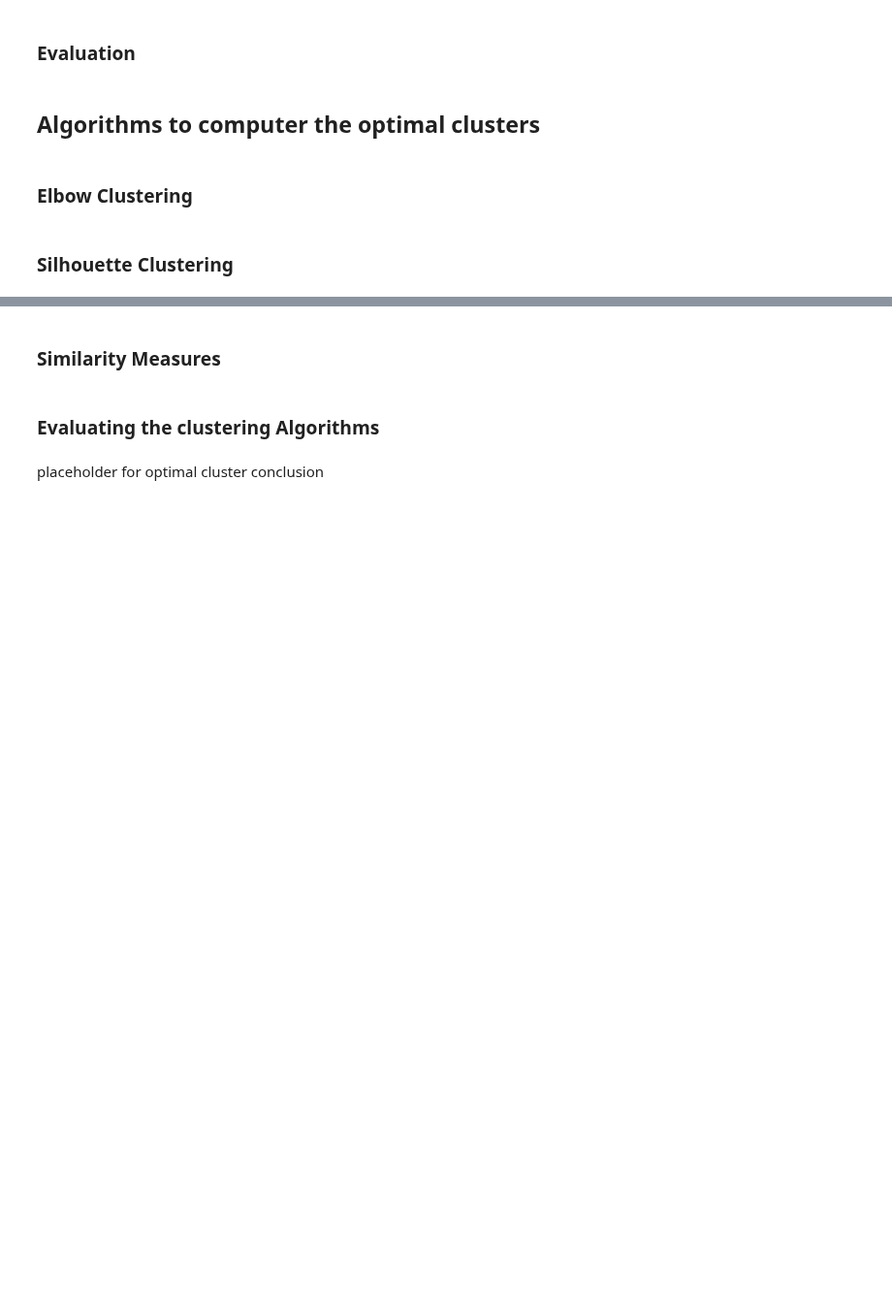
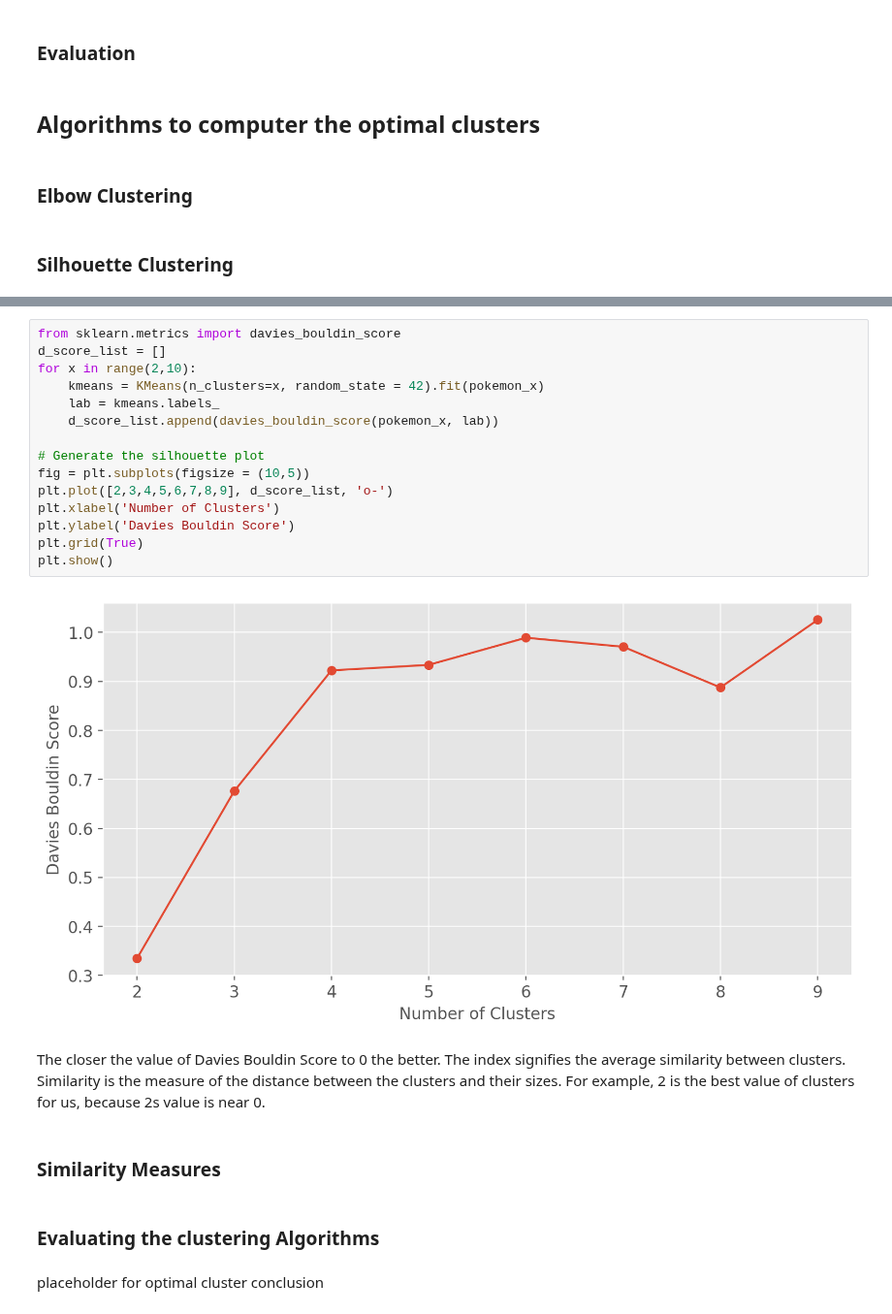
Before and after one commit to AAMAB/F21DL, a Jupyter notebook: Group17 DMML.ipynb, the cells around one changed output, grey strips where cells are left out. Shown at 97% size. Cells and saved outputs as stored; diff of their text form; blank space fills up the shorter version.

```diff
--- a/Group17 DMML.ipynb
+++ b/Group17 DMML.ipynb
@@ -1348,3 +1357,22 @@ A silhouette score of 0.47 means some of the clusters are very close to one anot
+# %%
+from sklearn.metrics import davies_bouldin_score
+d_score_list = []
+for x in range(2,10):
+    kmeans = KMeans(n_clusters=x, random_state = 42).fit(pokemon_x)
+    lab = kmeans.labels_
+    d_score_list.append(davies_bouldin_score(pokemon_x, lab))
+
+# Generate the silhouette plot
+fig = plt.subplots(figsize = (10,5))
+plt.plot([2,3,4,5,6,7,8,9], d_score_list, 'o-')
+plt.xlabel('Number of Clusters')
+plt.ylabel('Davies Bouldin Score')
+plt.grid(True)
+plt.show()
+# %% [output]
+[figure, added]
+# %% [markdown]
+The closer the value of Davies Bouldin Score to 0 the better. The index signifies the average similarity between clusters. Similarity is the measure of the distance between the clusters and their sizes. For example, 2 is the best value of clusters for us, because 2s value is near 0.
 # %% [markdown]
 ### Similarity Measures
 # %% [markdown]
```
Also changed, not shown: parts of 26 cells of this notebook, 1 other file.
